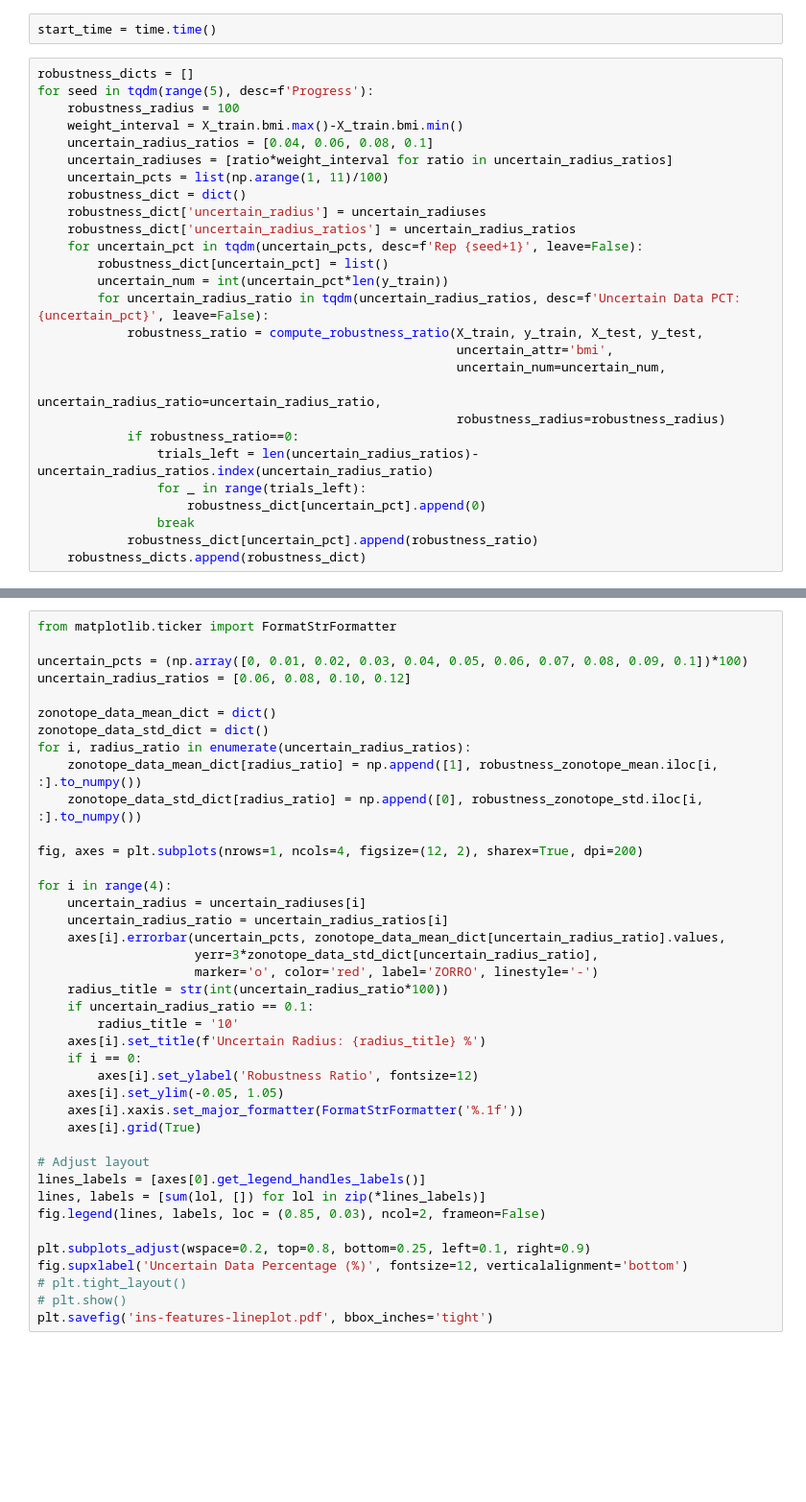
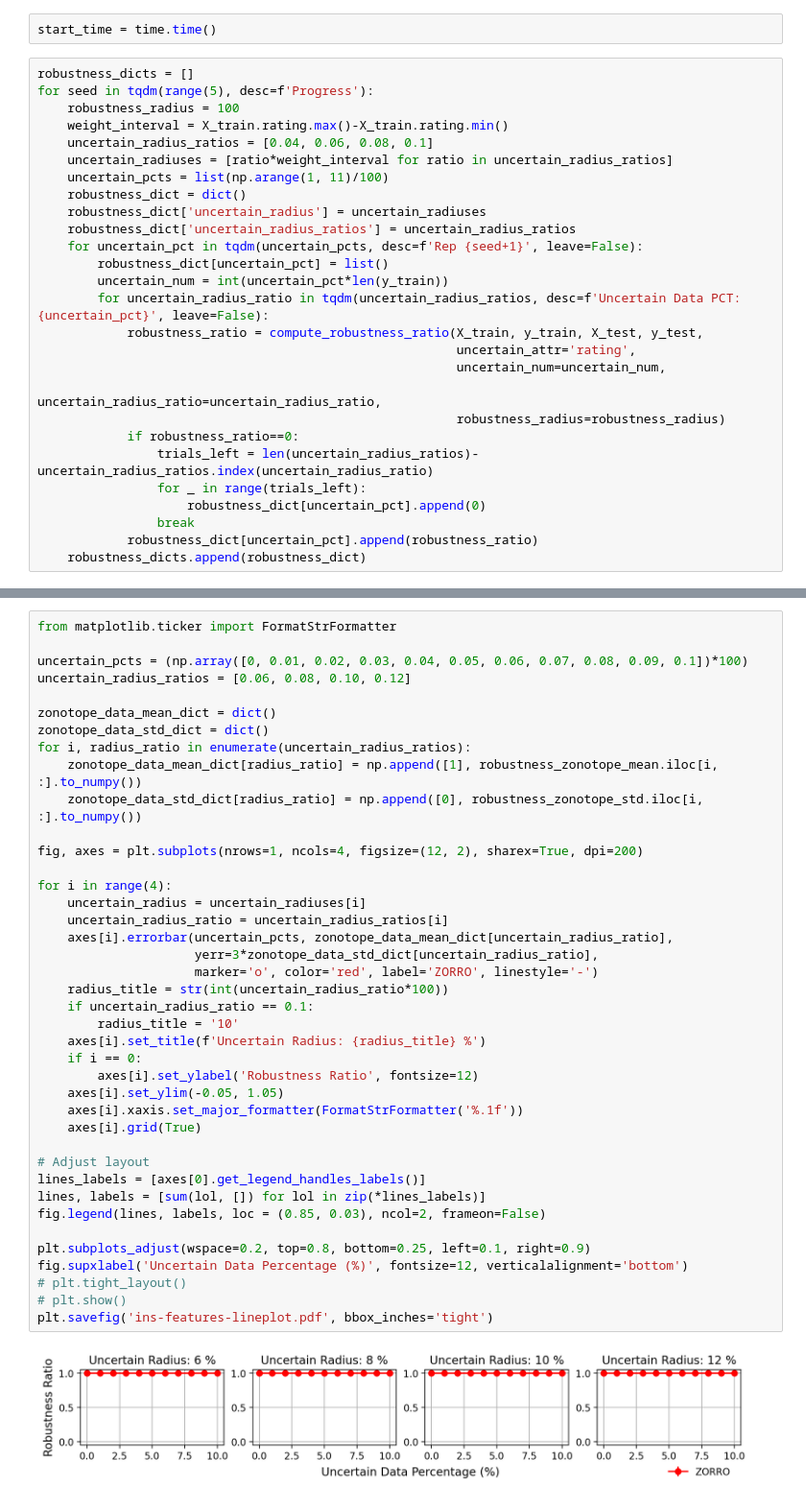
Before and after one commit to rx-72/Data-Augmentation-Project, a Jupyter notebook: Testing/netflix_test.ipynb, the cells around one changed output, grey strips where cells are left out. Shown: that part at 96% size. Cells and saved outputs as stored; diff of their text form; blank space fills up the shorter version.

```diff
--- a/Testing/netflix_test.ipynb
+++ b/Testing/netflix_test.ipynb
@@ -723,7 +723,7 @@ start_time = time.time()
 robustness_dicts = []
 for seed in tqdm(range(5), desc=f'Progress'):
     robustness_radius = 100
-    weight_interval = X_train.bmi.max()-X_train.bmi.min()
+    weight_interval = X_train.rating.max()-X_train.rating.min()
     uncertain_radius_ratios = [0.04, 0.06, 0.08, 0.1]
     uncertain_radiuses = [ratio*weight_interval for ratio in uncertain_radius_ratios]
     uncertain_pcts = list(np.arange(1, 11)/100)
@@ -735,7 +735,7 @@ for seed in tqdm(range(5), desc=f'Progress'):
         uncertain_num = int(uncertain_pct*len(y_train))
         for uncertain_radius_ratio in tqdm(uncertain_radius_ratios, desc=f'Uncertain Data PCT: {uncertain_pct}', leave=False):
             robustness_ratio = compute_robustness_ratio(X_train, y_train, X_test, y_test,
-                                                        uncertain_attr='bmi',
+                                                        uncertain_attr='rating',
                                                         uncertain_num=uncertain_num,
                                                         uncertain_radius_ratio=uncertain_radius_ratio,
                                                         robustness_radius=robustness_radius)
@@ -767,31 +765,33 @@ for i, radius_ratio in enumerate(uncertain_radius_ratios):
     zonotope_data_mean_dict[radius_ratio] = np.append([1], robustness_zonotope_mean.iloc[i, :].to_numpy())
     zonotope_data_std_dict[radius_ratio] = np.append([0], robustness_zonotope_std.iloc[i, :].to_numpy())
 
 fig, axes = plt.subplots(nrows=1, ncols=4, figsize=(12, 2), sharex=True, dpi=200)
 
 for i in range(4):
     uncertain_radius = uncertain_radiuses[i]
     uncertain_radius_ratio = uncertain_radius_ratios[i]
-    axes[i].errorbar(uncertain_pcts, zonotope_data_mean_dict[uncertain_radius_ratio].values,
+    axes[i].errorbar(uncertain_pcts, zonotope_data_mean_dict[uncertain_radius_ratio],
                      yerr=3*zonotope_data_std_dict[uncertain_radius_ratio],
                      marker='o', color='red', label='ZORRO', linestyle='-')
     radius_title = str(int(uncertain_radius_ratio*100))
     if uncertain_radius_ratio == 0.1:
         radius_title = '10'
     axes[i].set_title(f'Uncertain Radius: {radius_title} %')
     if i == 0:
         axes[i].set_ylabel('Robustness Ratio', fontsize=12)
     axes[i].set_ylim(-0.05, 1.05)
     axes[i].xaxis.set_major_formatter(FormatStrFormatter('%.1f'))
     axes[i].grid(True)
 
 # Adjust layout
 lines_labels = [axes[0].get_legend_handles_labels()]
 lines, labels = [sum(lol, []) for lol in zip(*lines_labels)]
 fig.legend(lines, labels, loc = (0.85, 0.03), ncol=2, frameon=False)
 
 plt.subplots_adjust(wspace=0.2, top=0.8, bottom=0.25, left=0.1, right=0.9)
 fig.supxlabel('Uncertain Data Percentage (%)', fontsize=12, verticalalignment='bottom')
 # plt.tight_layout()
 # plt.show()
 plt.savefig('ins-features-lineplot.pdf', bbox_inches='tight')
+# %% [output]
+[figure, added]
```
Also changed, not shown: parts of 4 cells of this notebook, 3 other files.
